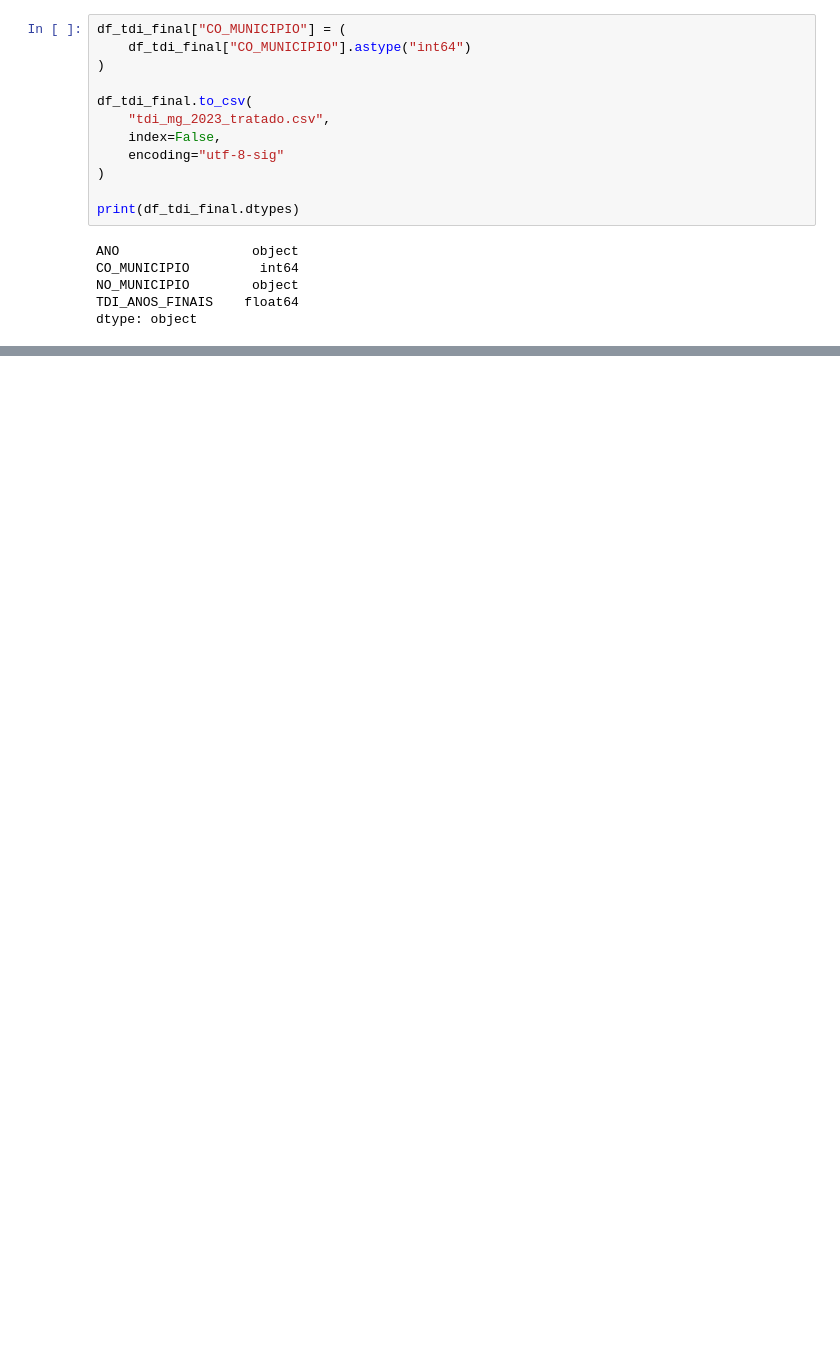
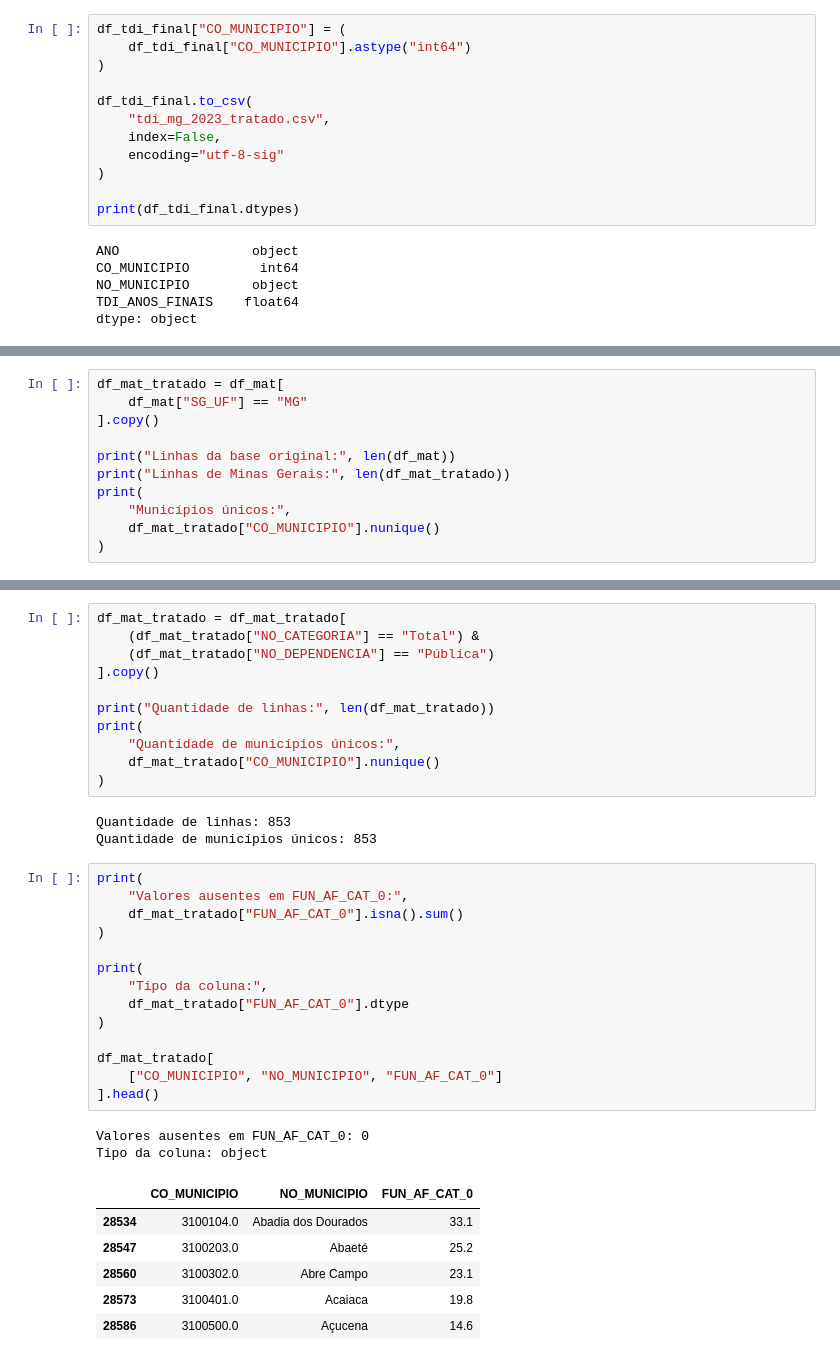
Before and after one commit to RaniellyPatricia/predicao-abandono-escolar-mg, a Jupyter notebook: notebooks/01_coleta_e_descricao.ipynb, the cells around one changed output, grey strips where cells are left out. Cells and saved outputs as stored; diff of their text form; blank space fills up the shorter version.

```diff
--- a/notebooks/01_coleta_e_descricao.ipynb
+++ b/notebooks/01_coleta_e_descricao.ipynb
@@ -503,0 +546,11 @@ files.download("tdi_mg_2023_tratado.csv")
+# %%
+df_mat_tratado = df_mat[
+    df_mat["SG_UF"] == "MG"
+].copy()
+
+print("Linhas da base original:", len(df_mat))
+print("Linhas de Minas Gerais:", len(df_mat_tratado))
+print(
+    "Municípios únicos:",
+    df_mat_tratado["CO_MUNICIPIO"].nunique()
+)
@@ -503,0 +573,37 @@ files.download("tdi_mg_2023_tratado.csv")
+# %%
+df_mat_tratado = df_mat_tratado[
+    (df_mat_tratado["NO_CATEGORIA"] == "Total") &
+    (df_mat_tratado["NO_DEPENDENCIA"] == "Pública")
+].copy()
+
+print("Quantidade de linhas:", len(df_mat_tratado))
+print(
+    "Quantidade de municípios únicos:",
+    df_mat_tratado["CO_MUNICIPIO"].nunique()
+)
+# %% [output]
+Quantidade de linhas: 853
+Quantidade de municípios únicos: 853
+# %%
+print(
+    "Valores ausentes em FUN_AF_CAT_0:",
+    df_mat_tratado["FUN_AF_CAT_0"].isna().sum()
+)
+
+print(
+    "Tipo da coluna:",
+    df_mat_tratado["FUN_AF_CAT_0"].dtype
+)
+
+df_mat_tratado[
+    ["CO_MUNICIPIO", "NO_MUNICIPIO", "FUN_AF_CAT_0"]
+].head()
+# %% [output]
+Valores ausentes em FUN_AF_CAT_0: 0
+Tipo da coluna: object
+|  | CO_MUNICIPIO | NO_MUNICIPIO | FUN_AF_CAT_0 |
+| 28534 | 3100104.0 | Abadia dos Dourados | 33.1 |
+| 28547 | 3100203.0 | Abaeté | 25.2 |
+| 28560 | 3100302.0 | Abre Campo | 23.1 |
+| 28573 | 3100401.0 | Acaiaca | 19.8 |
+| 28586 | 3100500.0 | Açucena | 14.6 |
```
Also changed, not shown: parts of 13 cells of this notebook.
